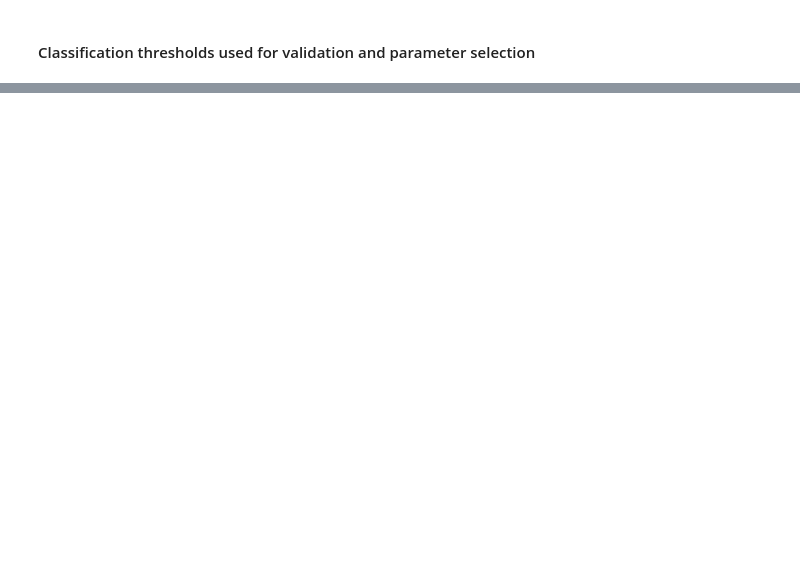
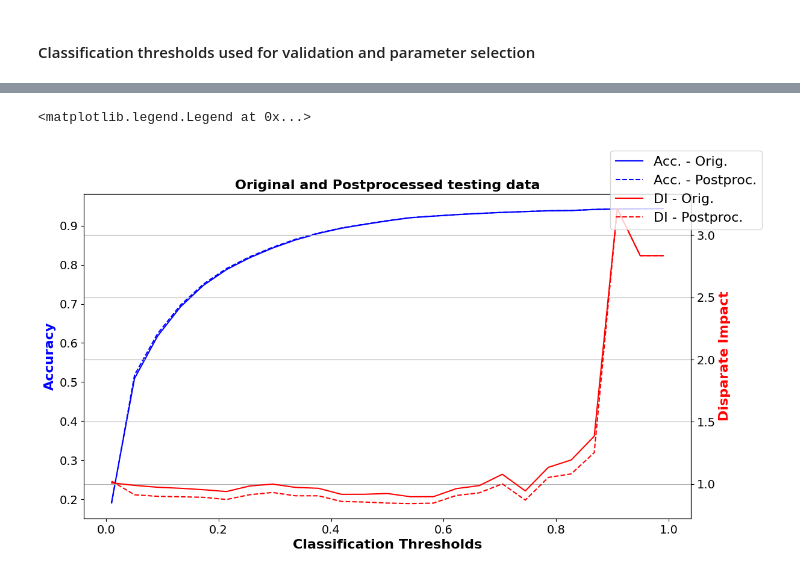
Before and after one commit to erwanlem/fairness, a Jupyter notebook: postprocessing.ipynb, the cells around one changed output, grey strips where cells are left out. Cells and saved outputs as stored; diff of their text form; code cells hidden in the pictures; blank space fills up the shorter version.

```diff
--- a/postprocessing.ipynb
+++ b/postprocessing.ipynb
@@ -387,0 +457,29 @@ fig.legend(["Balanced Acc. - Orig.", "Balanced Acc. - Postproc.",
+# %%
+bef_acc_test = np.array(bef_acc_test)
+bef_DI_test = np.array(bef_DI_test)
+
+aft_acc_test = np.array(aft_acc_test)
+aft_DI_test = np.array(aft_DI_test)
+
+fig, ax1 = plt.subplots(figsize=(13,7))
+ax1.plot(all_thresh, bef_acc_test, color='b')
+ax1.plot(all_thresh, aft_acc_test, color='b', linestyle='dashed')
+ax1.set_title('Original and Postprocessed testing data', fontsize=16, fontweight='bold')
+ax1.set_xlabel('Classification Thresholds', fontsize=16, fontweight='bold')
+ax1.set_ylabel('Accuracy', color='b', fontsize=16, fontweight='bold')
+ax1.xaxis.set_tick_params(labelsize=14)
+ax1.yaxis.set_tick_params(labelsize=14)
+
+
+ax2 = ax1.twinx()
+ax2.plot(all_thresh, bef_DI_test, color='r')
+ax2.plot(all_thresh, aft_DI_test, color='r', linestyle='dashed')
+ax2.set_ylabel('Disparate Impact', color='r', fontsize=16, fontweight='bold')
+ax2.yaxis.set_tick_params(labelsize=14)
+ax2.grid(True)
+fig.legend(["Acc. - Orig.", "Acc. - Postproc.",
+            "DI - Orig.", "DI - Postproc."],
+           fontsize=16)
+# %% [output]
+<matplotlib.legend.Legend at 0x...>
+[figure, added]
```
Also changed, not shown: parts of 13 cells of this notebook, 3 other files.
